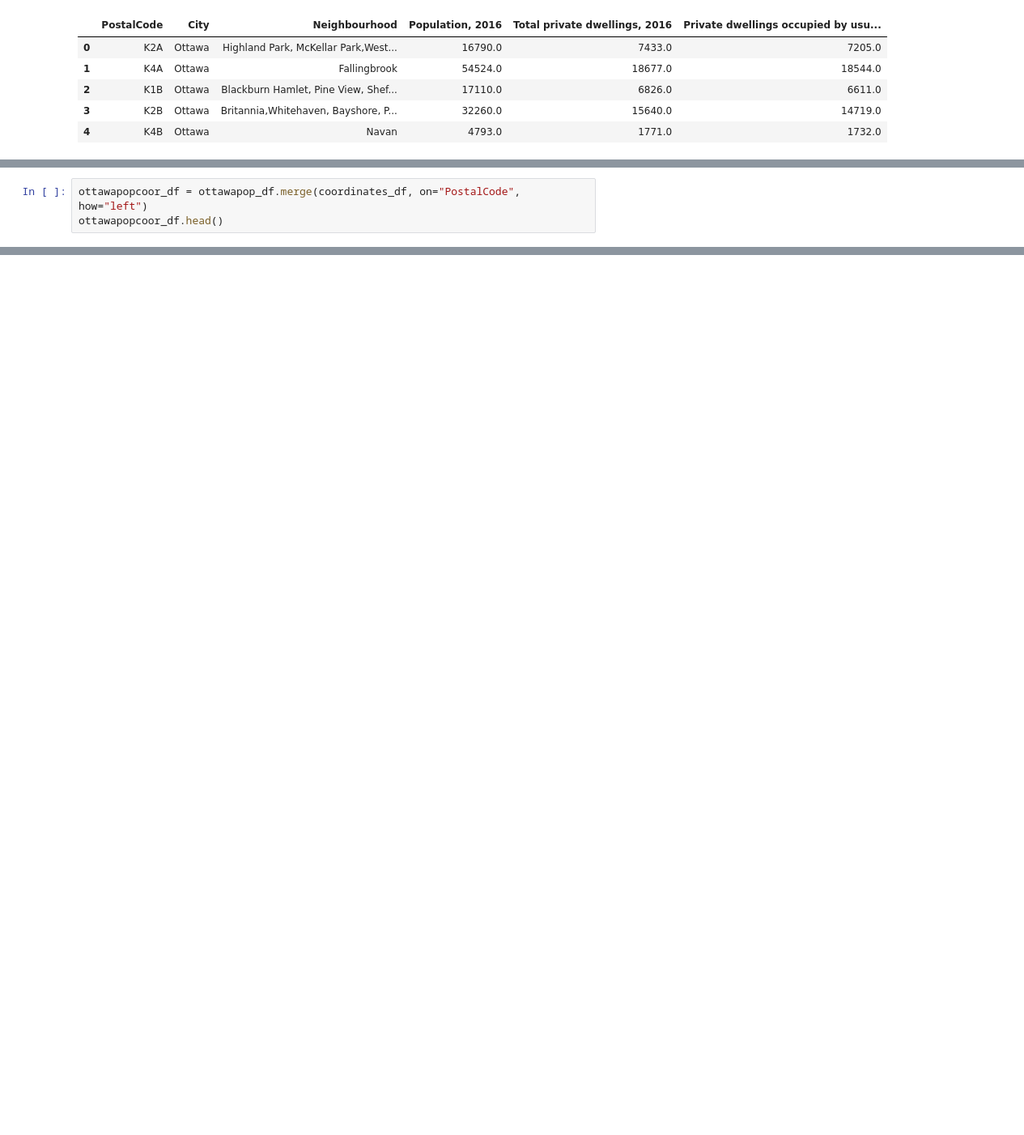
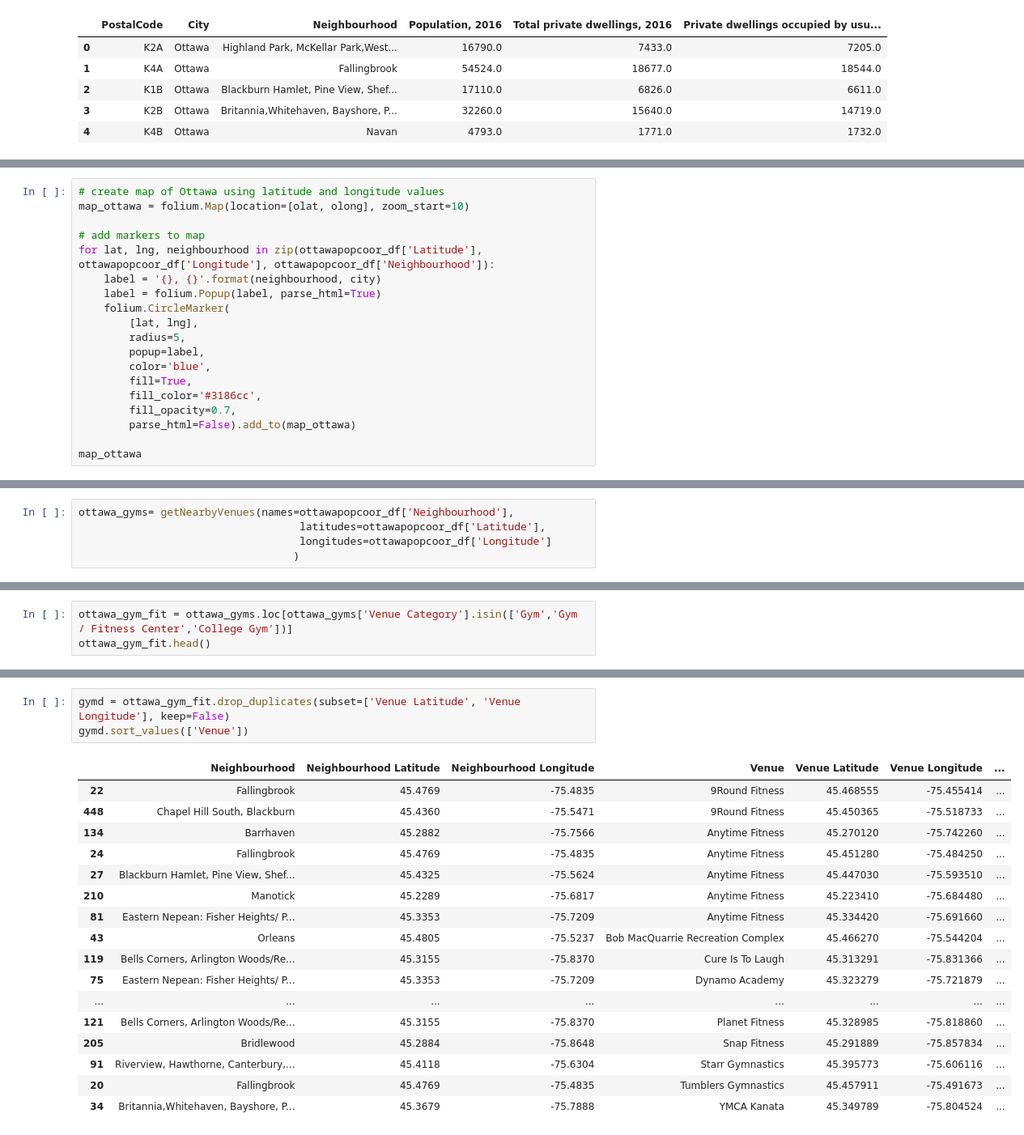
Before and after one commit to Carrank/Coursera_Capstone, a Jupyter notebook: Coursera_Capstone_Final.ipynb, the cells around one changed output, grey strips where cells are left out. Shown: that part at 81% size. Saved outputs shown, nothing was run; the diff lists cells and outputs as text; blank space fills up the shorter version.

```diff
--- a/Coursera_Capstone_Final.ipynb
+++ b/Coursera_Capstone_Final.ipynb
@@ -151,0 +249,19 @@ ottawapop_df.head()
+# %%
+# create map of Ottawa using latitude and longitude values
+map_ottawa = folium.Map(location=[olat, olong], zoom_start=10)
+
+# add markers to map
+for lat, lng, neighbourhood in zip(ottawapopcoor_df['Latitude'], ottawapopcoor_df['Longitude'], ottawapopcoor_df['Neighbourhood']):
+    label = '{}, {}'.format(neighbourhood, city)
+    label = folium.Popup(label, parse_html=True)
+    folium.CircleMarker(
+        [lat, lng],
+        radius=5,
+        popup=label,
+        color='blue',
+        fill=True,
+        fill_color='#3186cc',
+        fill_opacity=0.7,
+        parse_html=False).add_to(map_ottawa)
+
+map_ottawa
@@ -171,3 +280,0 @@ coordinates_df.head()
-# %%
-ottawapopcoor_df = ottawapop_df.merge(coordinates_df, on="PostalCode", how="left")
-ottawapopcoor_df.head()
@@ -395,0 +324,5 @@ ottawa_onehot.shape
+# %%
+ottawa_gyms= getNearbyVenues(names=ottawapopcoor_df['Neighbourhood'],
+                                   latitudes=ottawapopcoor_df['Latitude'],
+                                   longitudes=ottawapopcoor_df['Longitude']
+                                  )
@@ -395,0 +383,3 @@ ottawa_onehot.shape
+# %%
+ottawa_gym_fit = ottawa_gyms.loc[ottawa_gyms['Venue Category'].isin(['Gym','Gym / Fitness Center','College Gym'])]
+ottawa_gym_fit.head()
@@ -395,0 +456,21 @@ ottawa_onehot.shape
+# %%
+gymd = ottawa_gym_fit.drop_duplicates(subset=['Venue Latitude', 'Venue Longitude'], keep=False)
+gymd.sort_values(['Venue'])
+# %% [output]
+|  | Neighbourhood | Neighbourhood Latitude | Neighbourhood Longitude | Venue | Venue Latitude | Venue Longitude | ... |
+| 22 | Fallingbrook | 45.4769 | -75.4835 | 9Round Fitness | 45.468555 | -75.455414 | ... |
+| 448 | Chapel Hill South, Blackburn | 45.4360 | -75.5471 | 9Round Fitness | 45.450365 | -75.518733 | ... |
+| 134 | Barrhaven | 45.2882 | -75.7566 | Anytime Fitness | 45.270120 | -75.742260 | ... |
+| 24 | Fallingbrook | 45.4769 | -75.4835 | Anytime Fitness | 45.451280 | -75.484250 | ... |
+| 27 | Blackburn Hamlet, Pine View, Shef... | 45.4325 | -75.5624 | Anytime Fitness | 45.447030 | -75.593510 | ... |
+| 210 | Manotick | 45.2289 | -75.6817 | Anytime Fitness | 45.223410 | -75.684480 | ... |
+| 81 | Eastern Nepean: Fisher Heights/ P... | 45.3353 | -75.7209 | Anytime Fitness | 45.334420 | -75.691660 | ... |
+| 43 | Orleans | 45.4805 | -75.5237 | Bob MacQuarrie Recreation Complex | 45.466270 | -75.544204 | ... |
+| 119 | Bells Corners, Arlington Woods/Re... | 45.3155 | -75.8370 | Cure Is To Laugh | 45.313291 | -75.831366 | ... |
+| 75 | Eastern Nepean: Fisher Heights/ P... | 45.3353 | -75.7209 | Dynamo Academy | 45.323279 | -75.721879 | ... |
+| ... | ... | ... | ... | ... | ... | ... | ... |
+| 121 | Bells Corners, Arlington Woods/Re... | 45.3155 | -75.8370 | Planet Fitness | 45.328985 | -75.818860 | ... |
+| 205 | Bridlewood | 45.2884 | -75.8648 | Snap Fitness | 45.291889 | -75.857834 | ... |
+| 91 | Riverview, Hawthorne, Canterbury,... | 45.4118 | -75.6304 | Starr Gymnastics | 45.395773 | -75.606116 | ... |
+| 20 | Fallingbrook | 45.4769 | -75.4835 | Tumblers Gymnastics | 45.457911 | -75.491673 | ... |
+| 34 | Britannia,Whitehaven, Bayshore, P... | 45.3679 | -75.7888 | YMCA Kanata | 45.349789 | -75.804524 | ... |
```
Also changed, not shown: parts of 80 cells of this notebook.
